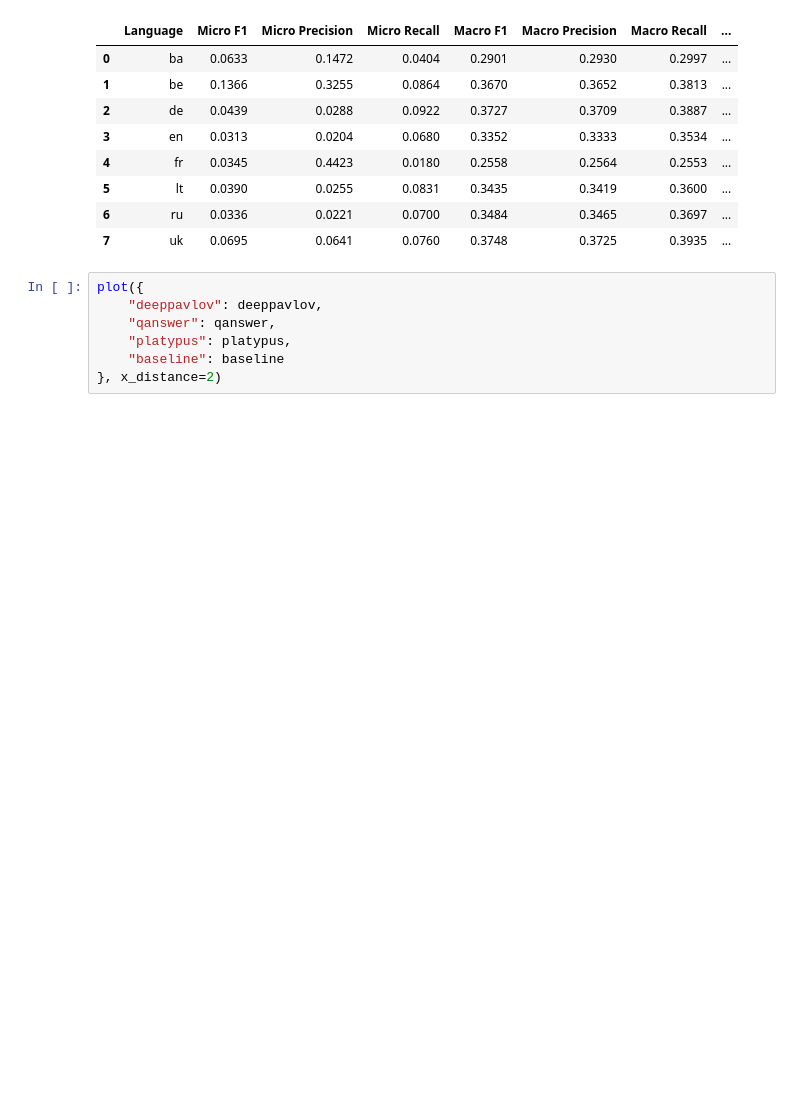
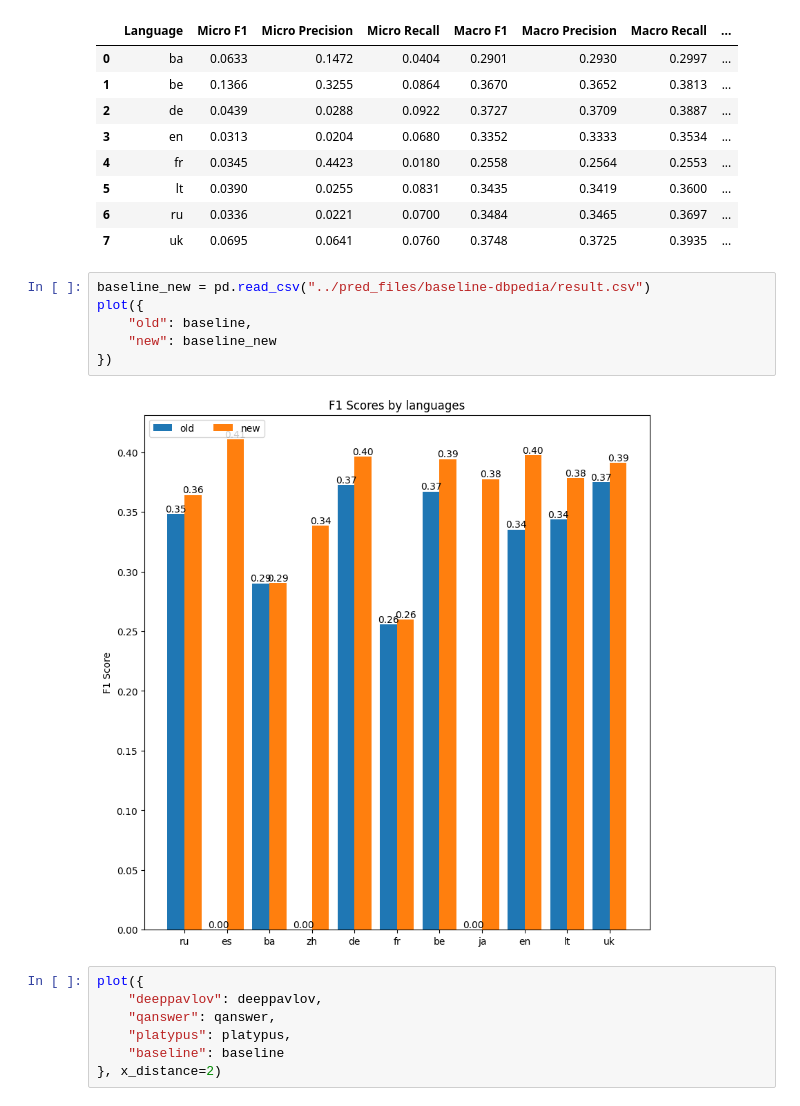
Before and after one commit to dice-group/MST5, a Jupyter notebook: notebooks/eval_results_dbpedia.ipynb, the cells around one changed output. Saved outputs shown, nothing was run; the diff lists cells and outputs as text; blank space fills up the shorter version.

```diff
--- a/notebooks/eval_results_dbpedia.ipynb
+++ b/notebooks/eval_results_dbpedia.ipynb
@@ -88,6 +43,14 @@ baseline
 | 5 | lt | 0.0390 | 0.0255 | 0.0831 | 0.3435 | 0.3419 | 0.3600 | ... |
 | 6 | ru | 0.0336 | 0.0221 | 0.0700 | 0.3484 | 0.3465 | 0.3697 | ... |
 | 7 | uk | 0.0695 | 0.0641 | 0.0760 | 0.3748 | 0.3725 | 0.3935 | ... |
+# %%
+baseline_new = pd.read_csv("../pred_files/baseline-dbpedia/result.csv")
+plot({
+    "old": baseline,
+    "new": baseline_new
+})
+# %% [output]
+[figure, added]
 # %%
 plot({
     "deeppavlov": deeppavlov,
```
Also changed, not shown: parts of 5 cells of this notebook, 2 other files.
